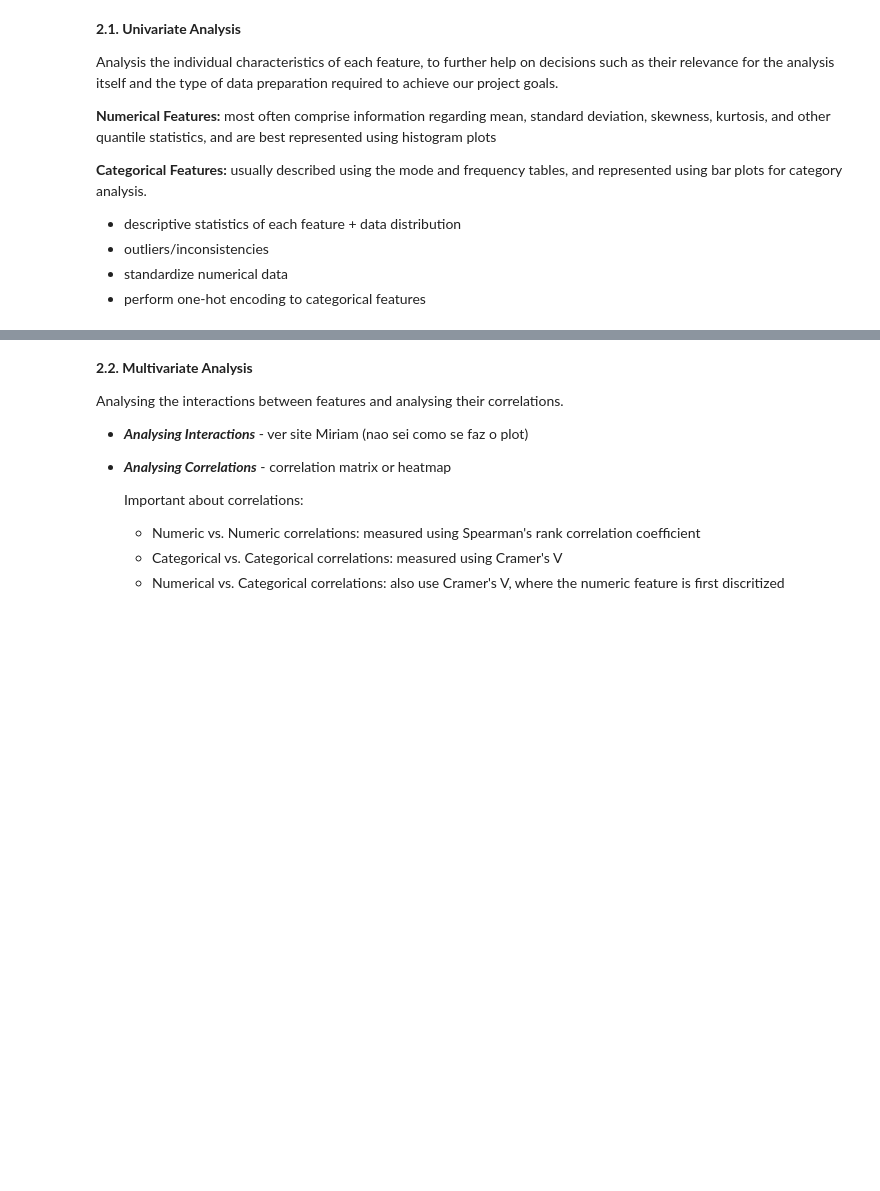
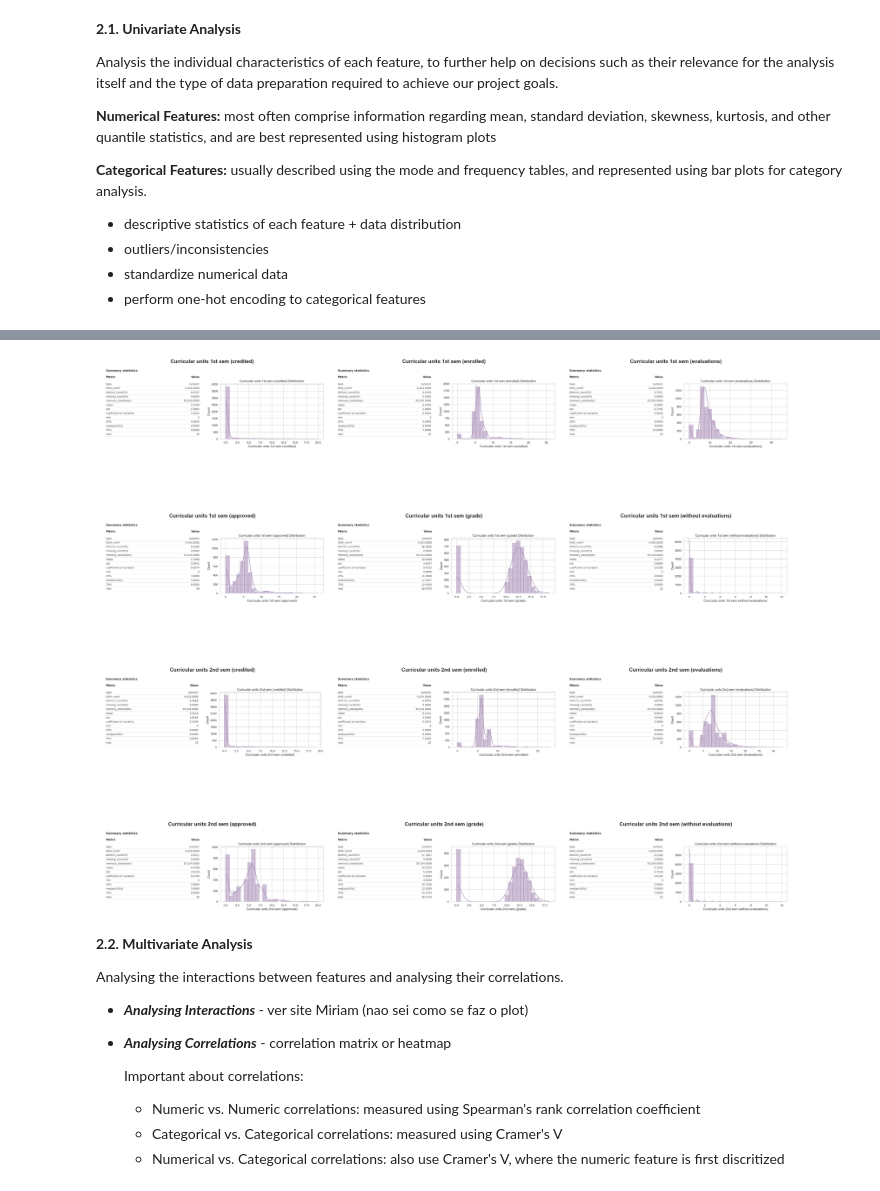
Before and after one commit to gjoliveira/XAI_ling-TAAC, a Jupyter notebook: notebook_sara.ipynb, the cells around one changed output, grey strips where cells are left out. Cells and saved outputs as stored; diff of their text form; code cells hidden in the pictures; blank space fills up the shorter version.

```diff
--- a/notebook_sara.ipynb
+++ b/notebook_sara.ipynb
@@ -37,3 +112,7 @@ Analysis the individual characteristics of each feature, to further help on deci
+# %%
+explore_features_grid(df, academic_performance_features, bins=25, bar_width=1.3)
+# %% [output]
+[figure, added]
 # %% [markdown]
 **2.2. Multivariate Analysis**
 
```
Also changed, not shown: parts of 13 cells of this notebook, 1 other file.
